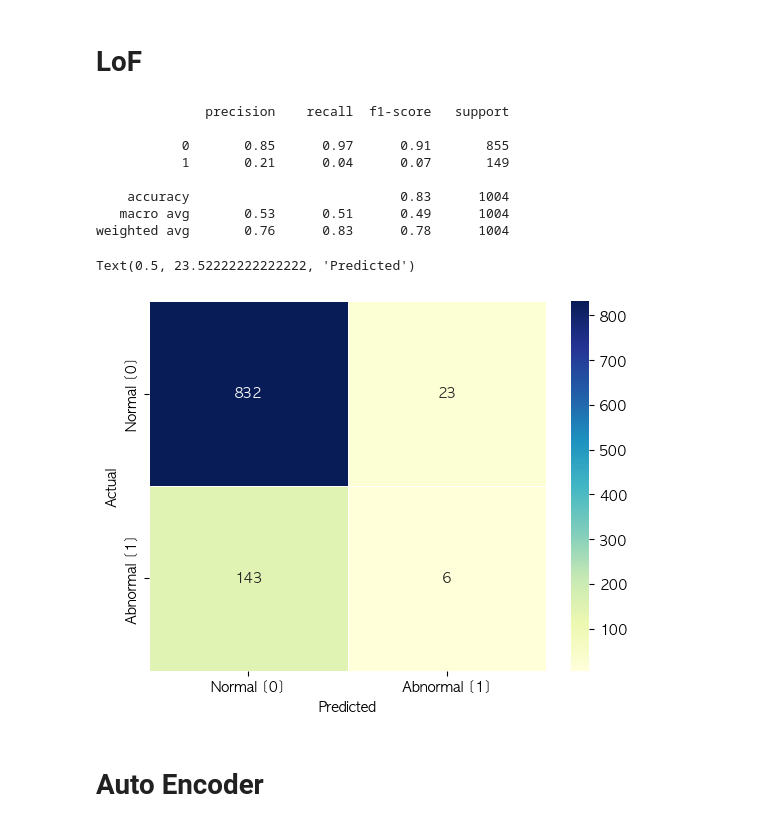
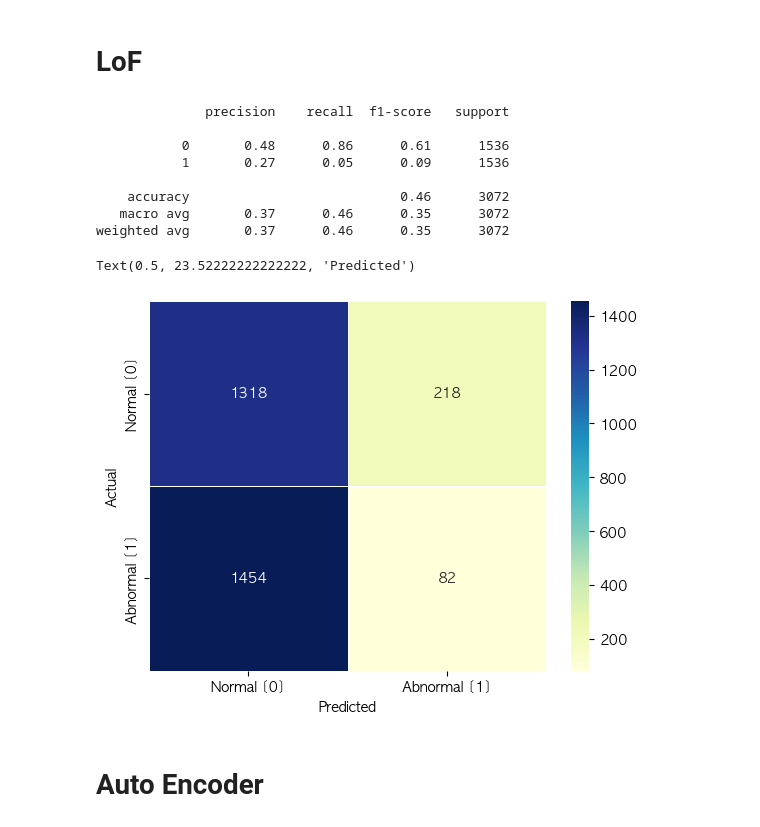
Before and after one commit to basamg912/imbalanced-anomaly-detection, a Jupyter notebook: notebooks/check.ipynb, the cells around one changed output. Saved outputs shown, nothing was run; the diff lists cells and outputs as text; code cells hidden in the pictures.

Commit message:
apply borderline smote

```diff
--- a/notebooks/check.ipynb
+++ b/notebooks/check.ipynb
@@ -83,8 +83,8 @@ Name: count, dtype: int64
 # %%
 # 데이터 전처리
 data_modi = data.copy()
-data_modi.loc[data['quality'] <= 5 ,'quality'] = 1
-data_modi.loc[data['quality'] > 5,'quality'] = 0
+data_modi.loc[data['quality'] <= 4 ,'quality'] = 1
+data_modi.loc[data['quality'] > 4,'quality'] = 0
 
 
 target = data_modi['quality']
@@ -113,7 +96,0 @@ data_modi[data_modi['quality']==1]
-# %%
-data_modi_1 = data_modi.iloc[data_modi[(data_modi['quality']==1)].sample(frac=0.2).index]
-data_modi_0 = data_modi[data_modi['quality']==0]
-
-data_modi = pd.concat([data_modi_1, data_modi_0], ignore_index=True)
-target = data_modi['quality']
-print(target.value_counts())
@@ -176,5 +134,10 @@ Name: count, dtype: int64
+# %%
+from imblearn.over_sampling import BorderlineSMOTE
+
+bsm = BorderlineSMOTE(random_state=42, kind="borderline-1")
 # %%
 x = data_modi[data_modi.columns.difference(['quality'])]
 y = data_modi['quality']
-x_train, x_test, y_train, y_test = train_test_split(x,y, test_size=0.2, random_state=42)
+
+over_sampled_x , over_sampled_y = bsm.fit_resample(X=x, y=y)
 # %%
@@ -640,31 +615,31 @@ from sklearn.neighbors import LocalOutlierFactor
 # %%
 lof = LocalOutlierFactor(novelty=False)
 
-result = lof.fit_predict(X=x, y=y) # y doesnt use in fitting procedure
+result = lof.fit_predict(X=over_sampled_x, y=over_sampled_y) # y doesnt use in fitting procedure
 
 result = pd.DataFrame(result)
 result = result.replace({1:0, -1:1})
 
-print(classification_report(y_true = y , y_pred = result))
+print(classification_report(y_true = over_sampled_y, y_pred = result))
 
-con_mat = confusion_matrix(y_true= y, y_pred = result)
+con_mat = confusion_matrix(y_true= over_sampled_y, y_pred = result)
 sns.heatmap(pd.DataFrame(con_mat, columns = ['Predicted', 'Actual']),
             xticklabels=['Normal [0]', 'Abnormal [1]'],
             yticklabels=['Normal [0]', 'Abnormal [1]'],
             annot=True, fmt="d", linewidths=.5, cmap="YlGnBu")
 plt.ylabel('Actual')
 plt.xlabel('Predicted')
 # %% [output]
               precision    recall  f1-score   support
 
-           0       0.85      0.97      0.91       855
-           1       0.21      0.04      0.07       149
+           0       0.48      0.86      0.61      1536
+           1       0.27      0.05      0.09      1536
 
-    accuracy                           0.83      1004
-   macro avg       0.53      0.51      0.49      1004
-weighted avg       0.76      0.83      0.78      1004
+    accuracy                           0.46      3072
+   macro avg       0.37      0.46      0.35      3072
+weighted avg       0.37      0.46      0.35      3072
 Text(0.5, 23.52222222222222, 'Predicted')
-[figure, old version]
+[figure, new version]
 # %% [markdown]
 # Auto Encoder
 # %%
```
Also changed, not shown: parts of 43 cells of this notebook.
